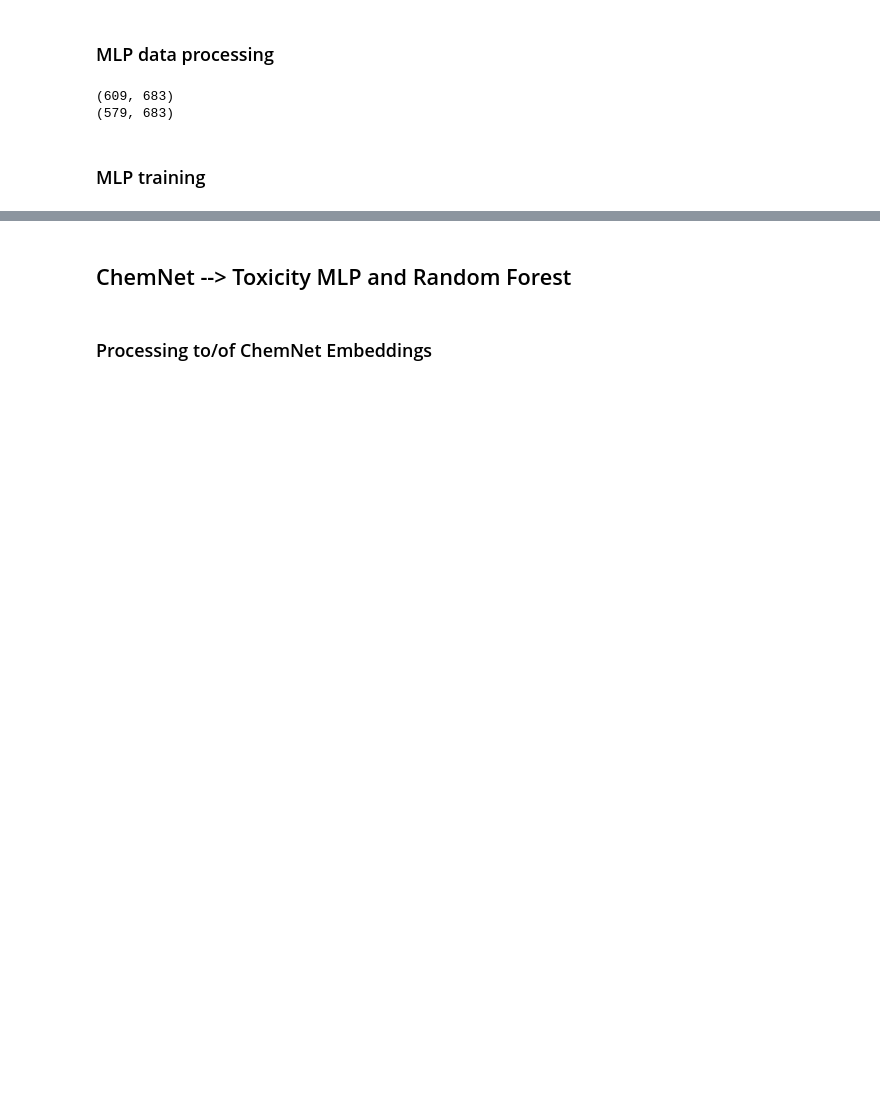
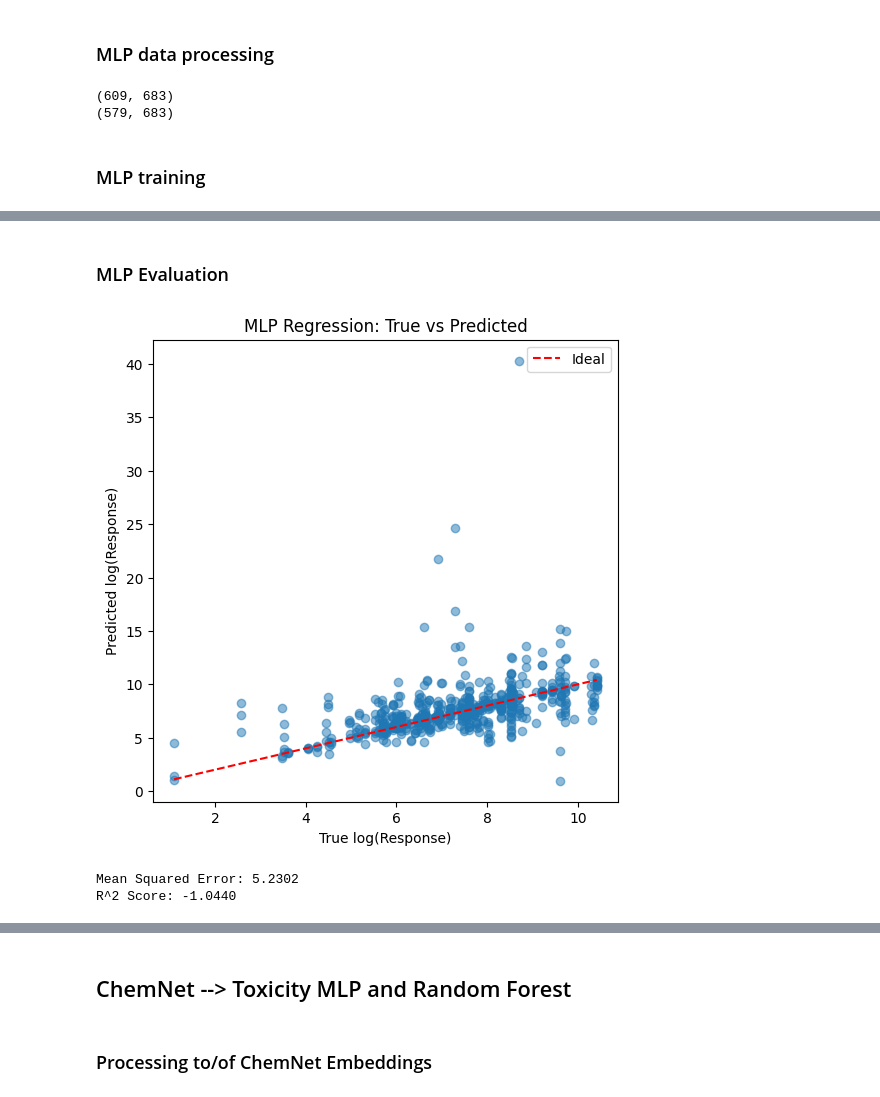
Before and after one commit to DashLLipsey/PREDICT-MIT-LL, a Jupyter notebook: Notebooks/4_Neural_Networks.ipynb, the cells around one changed output, grey strips where cells are left out. Cells and saved outputs as stored; diff of their text form; code cells hidden in the pictures; blank space fills up the shorter version.

```diff
--- a/Notebooks/4_Neural_Networks.ipynb
+++ b/Notebooks/4_Neural_Networks.ipynb
@@ -810,0 +803,2 @@ Epoch [1000/1000]
+# %% [markdown]
+### MLP Evaluation
@@ -810,0 +810,27 @@ Epoch [1000/1000]
+# %%
+import matplotlib.pyplot as plt
+from sklearn.metrics import mean_squared_error, r2_score
+
+# Convert tensors to numpy arrays
+y_true = y_val_tox.cpu().numpy().flatten()
+y_pred = test_output_df3_QQpos.cpu().numpy().flatten()
+
+# Scatter plot: predicted vs true
+plt.figure(figsize=(6,6))
+plt.scatter(y_true, y_pred, alpha=0.5)
+plt.plot([y_true.min(), y_true.max()], [y_true.min(), y_true.max()], 'r--', label='Ideal')
+plt.xlabel('True log(Response)')
+plt.ylabel('Predicted log(Response)')
+plt.title('MLP Regression: True vs Predicted')
+plt.legend()
+plt.show()
+
+# Quantitative metrics
+mse = mean_squared_error(y_true, y_pred)
+r2 = r2_score(y_true, y_pred)
+print(f"Mean Squared Error: {mse:.4f}")
+print(f"R^2 Score: {r2:.4f}")
+# %% [output]
+[figure, added]
+Mean Squared Error: 5.2302
+R^2 Score: -1.0440
```
Also changed, not shown: parts of 22 cells of this notebook.
